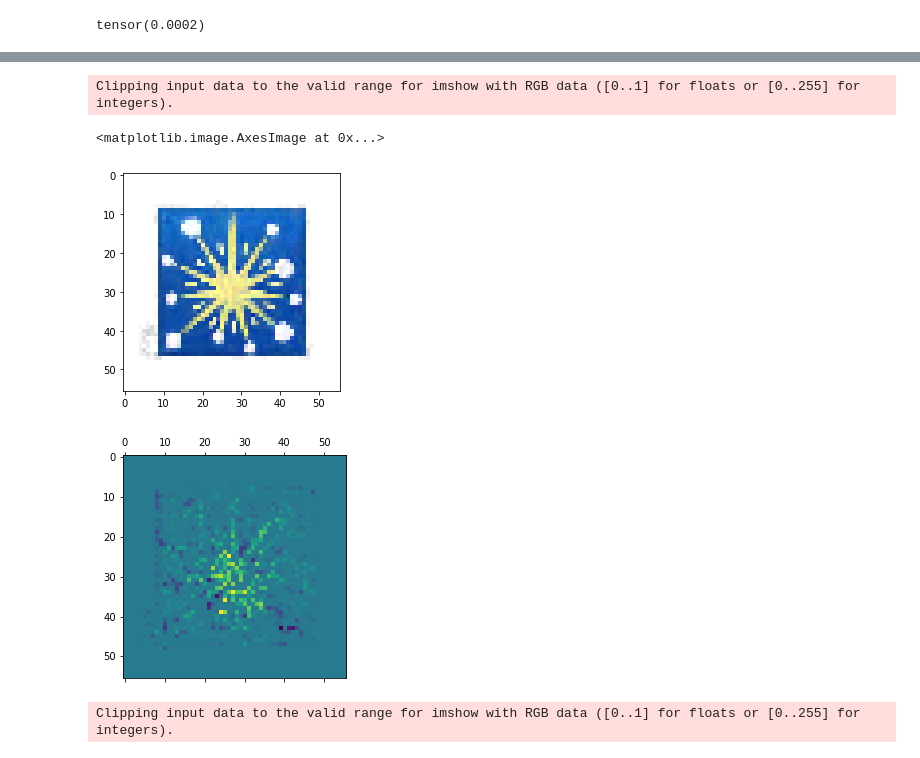
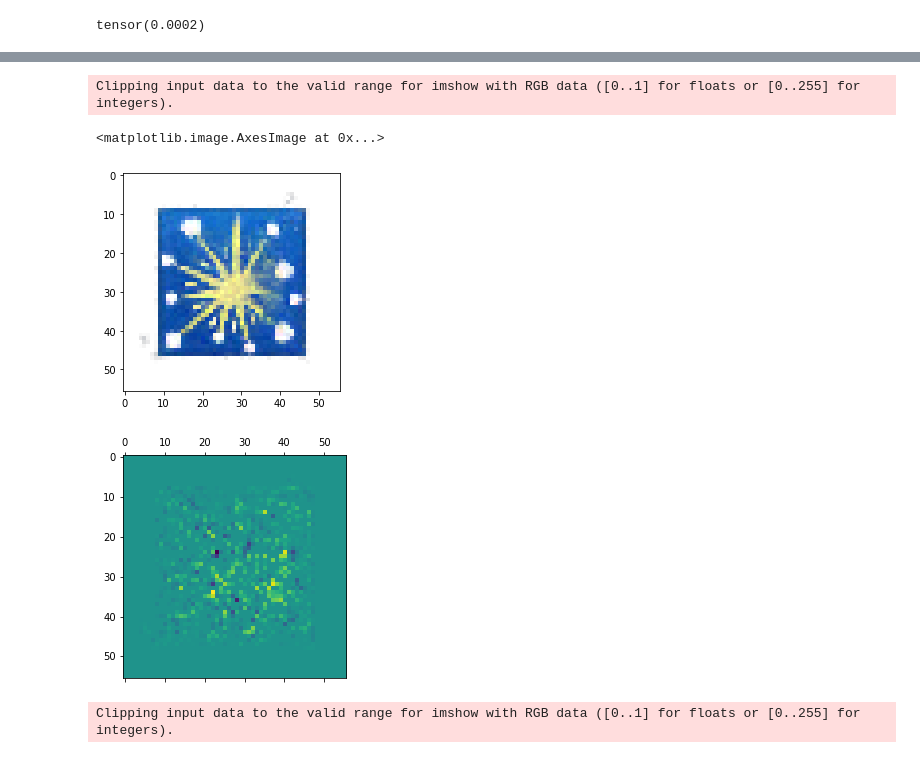
Before and after one commit to LetteraUnica/neural_cellular_automata, a Jupyter notebook: pytorch_ca/perturbation_CA.ipynb, the cells around one changed output, grey strips where cells are left out. Drawn from its saved outputs; the diff is of its cells as text; code cells hidden in the pictures.

Commit message:
Trained perturbative regenerating

```diff
--- a/pytorch_ca/perturbation_CA.ipynb
+++ b/pytorch_ca/perturbation_CA.ipynb
@@ -71,8 +71,8 @@ for param in model.old_CA.parameters():
    param.requires_grad = False
 
 optimizer = torch.optim.Adam(model.new_CA.parameters(), lr=2e-3)
-criterion = loss_fn2(pad(target, TARGET_PADDING), order=2, l=10.)
+criterion = loss_fn2(pad(target, TARGET_PADDING), order=2, l=1.)
 scheduler = torch.optim.lr_scheduler.MultiStepLR(optimizer, milestones=[40,80], gamma=0.3)
-model.train_CA(optimizer, criterion, pool, n_epochs=150, scheduler=scheduler, evolution_iters=55, batch_size=2)
+model.train_CA(optimizer, criterion, pool, n_epochs=150, scheduler=scheduler, evolution_iters=55, batch_size=2, kind="regenerating", square_side=15)
 # torch.nn.utils.clip_grad_norm_(model.new_CA.parameters(), 1.)
 # %% [output]
@@ -129,11 +135,11 @@ tensor(0.0002)
 # %%
-imshow(model.evolve(pool[1:2][0].cuda(), 200)[0].cpu())
+imshow(model.evolve(pool[1:2][0].cuda(), 1000)[0].cpu())
 pl.matshow(model.new_cells.detach().cpu()[0,0])
 # %% [output]
 Clipping input data to the valid range for imshow with RGB data ([0..1] for floats or [0..255] for integers).
 <matplotlib.image.AxesImage at 0x...>
-[figure, old version]
+[figure, new version]
-[figure, old version]
+[figure, new version]
 # %%
 # Plots the learned CA
 x, _ = pool.sample(1)
```
Also changed, not shown: parts of 6 cells of this notebook, 3 other files.
